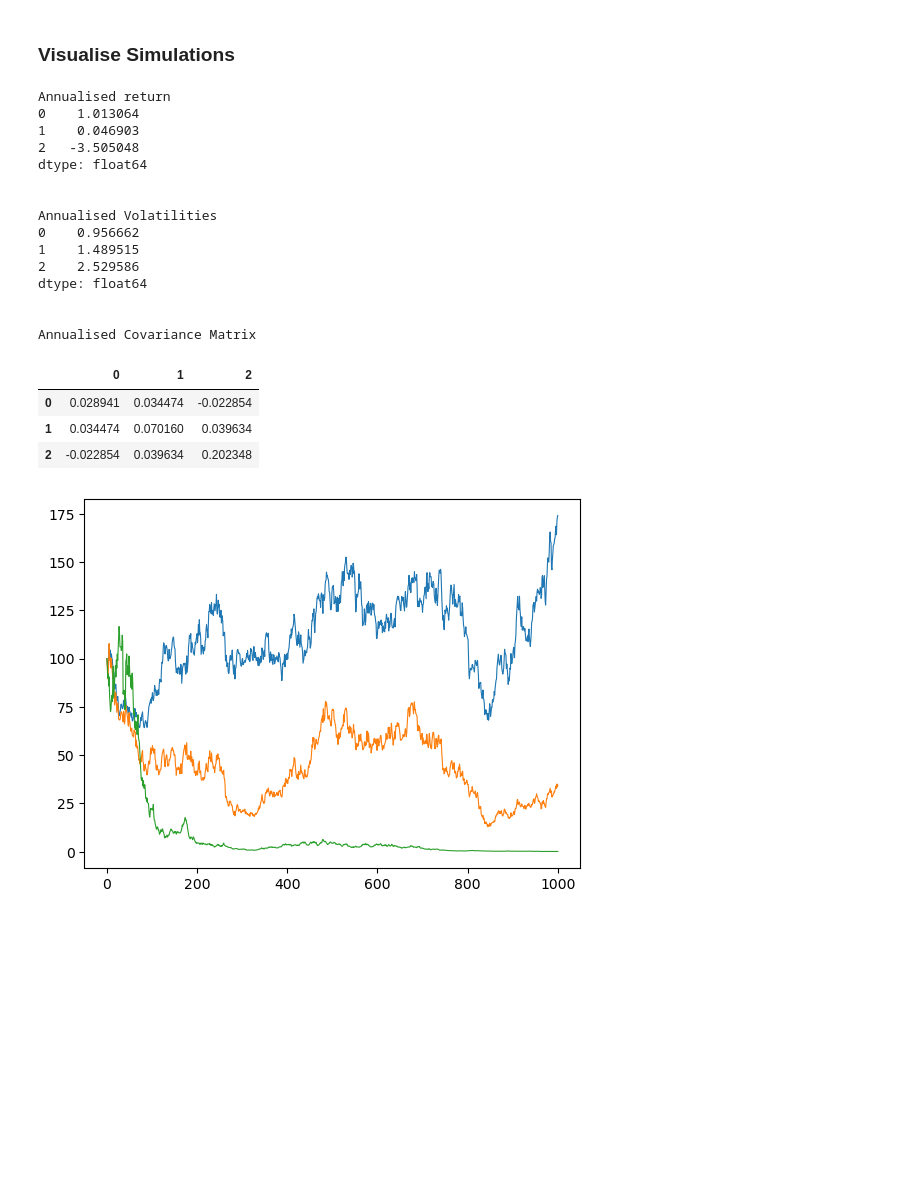
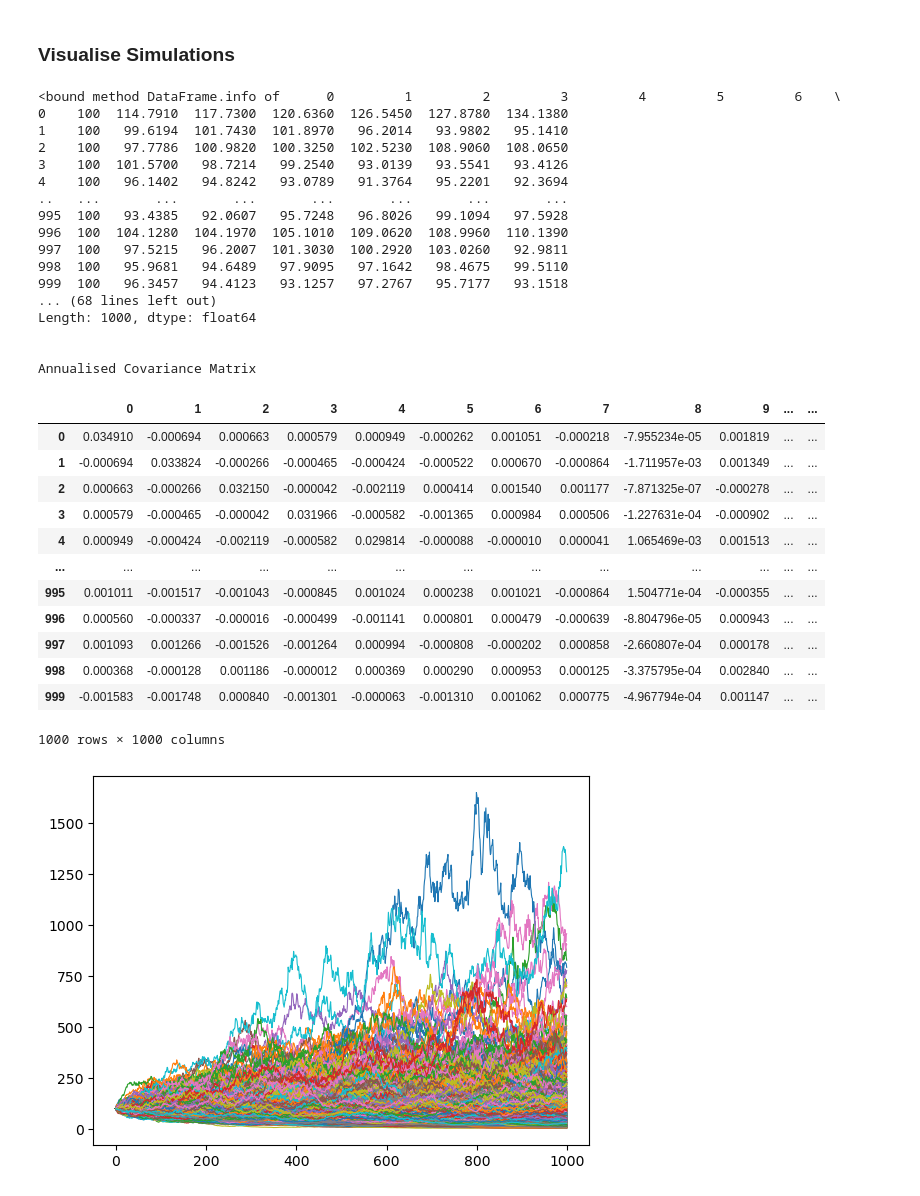
Before and after one commit to raphcor95/numerical_project, a Jupyter notebook: Visualiser.ipynb, the cells around one changed output. Cells and saved outputs as stored; diff of their text form; code cells hidden in the pictures; blank space fills up the shorter version.

```diff
--- a/Visualiser.ipynb
+++ b/Visualiser.ipynb
@@ -15,45 +15,59 @@ import matplotlib.pyplot as plt
 
 
 # --- Basket Diffusions ---
-filepath = r"Outputs/BSComponents_Simulations.csv"
+# filepath = r"Outputs/BSComponents_Simulations.csv"
 # filepath = r"Outputs/BSBasket_Simulation.csv"
+
+# --- Longstaff Schwarz Simulations ---
+filepath = r"Outputs/LSBasket_Simulations.csv"
 # %%
 # Load the data
 df_data = pd.read_csv(filepath, header=None)
-
+print(df_data.info)
 # Plot the data
-df_data.T.plot(linewidth=0.8, legend=False)
+df_data.T.iloc[:, :].plot(linewidth=0.8, legend=False)
 
 # Compute summary statistics on the returns
 nbSteps = 1000
 dt = 1 / nbSteps
 df_returns = df_data.iloc[:, :].T.pct_change().dropna()
 print(f"Annualised return")
 print(df_returns.mean() * nbSteps)
 print("\n")
 print(f"Annualised Volatilities")
 print(df_returns.std() * np.sqrt(nbSteps))
 print("\n")
 print(f"Annualised Covariance Matrix")
 df_returns.cov().apply(lambda x: x/np.sqrt(dt))
 # %% [output]
-Annualised return
-0    1.013064
-1    0.046903
-2   -3.505048
-dtype: float64
-
-
-Annualised Volatilities
-0    0.956662
-1    1.489515
-2    2.529586
-dtype: float64
+<bound method DataFrame.info of      0         1         2         3         4         5         6    \
+0    100  114.7910  117.7300  120.6360  126.5450  127.8780  134.1380
+1    100   99.6194  101.7430  101.8970   96.2014   93.9802   95.1410
+2    100   97.7786  100.9820  100.3250  102.5230  108.9060  108.0650
+3    100  101.5700   98.7214   99.2540   93.0139   93.5541   93.4126
+4    100   96.1402   94.8242   93.0789   91.3764   95.2201   92.3694
+..   ...       ...       ...       ...       ...       ...       ...
+995  100   93.4385   92.0607   95.7248   96.8026   99.1094   97.5928
+996  100  104.1280  104.1970  105.1010  109.0620  108.9960  110.1390
+997  100   97.5215   96.2007  101.3030  100.2920  103.0260   92.9811
+998  100   95.9681   94.6489   97.9095   97.1642   98.4675   99.5110
+999  100   96.3457   94.4123   93.1257   97.2767   95.7177   93.1518
+... (68 lines left out)
+Length: 1000, dtype: float64
 
 
 Annualised Covariance Matrix
-|  | 0 | 1 | 2 |
-| 0 | 0.028941 | 0.034474 | -0.022854 |
-| 1 | 0.034474 | 0.070160 | 0.039634 |
-| 2 | -0.022854 | 0.039634 | 0.202348 |
+|  | 0 | 1 | 2 | 3 | 4 | 5 | 6 | 7 | 8 | 9 | ... | ... |
+| 0 | 0.034910 | -0.000694 | 0.000663 | 0.000579 | 0.000949 | -0.000262 | 0.001051 | -0.000218 | -7.955234e-05 | 0.001819 | ... | ... |
+| 1 | -0.000694 | 0.033824 | -0.000266 | -0.000465 | -0.000424 | -0.000522 | 0.000670 | -0.000864 | -1.711957e-03 | 0.001349 | ... | ... |
+| 2 | 0.000663 | -0.000266 | 0.032150 | -0.000042 | -0.002119 | 0.000414 | 0.001540 | 0.001177 | -7.871325e-07 | -0.000278 | ... | ... |
+| 3 | 0.000579 | -0.000465 | -0.000042 | 0.031966 | -0.000582 | -0.001365 | 0.000984 | 0.000506 | -1.227631e-04 | -0.000902 | ... | ... |
+| 4 | 0.000949 | -0.000424 | -0.002119 | -0.000582 | 0.029814 | -0.000088 | -0.000010 | 0.000041 | 1.065469e-03 | 0.001513 | ... | ... |
+| ... | ... | ... | ... | ... | ... | ... | ... | ... | ... | ... | ... | ... |
+| 995 | 0.001011 | -0.001517 | -0.001043 | -0.000845 | 0.001024 | 0.000238 | 0.001021 | -0.000864 | 1.504771e-04 | -0.000355 | ... | ... |
+| 996 | 0.000560 | -0.000337 | -0.000016 | -0.000499 | -0.001141 | 0.000801 | 0.000479 | -0.000639 | -8.804796e-05 | 0.000943 | ... | ... |
+| 997 | 0.001093 | 0.001266 | -0.001526 | -0.001264 | 0.000994 | -0.000808 | -0.000202 | 0.000858 | -2.660807e-04 | 0.000178 | ... | ... |
+| 998 | 0.000368 | -0.000128 | 0.001186 | -0.000012 | 0.000369 | 0.000290 | 0.000953 | 0.000125 | -3.375795e-04 | 0.002840 | ... | ... |
+| 999 | -0.001583 | -0.001748 | 0.000840 | -0.001301 | -0.000063 | -0.001310 | 0.001062 | 0.000775 | -4.967794e-04 | 0.001147 | ... | ... |
+1000 rows × 1000 columns
-[figure, old version]
+[figure, new version]
```
Also changed, not shown: parts of 2 cells of this notebook, 5 other files.
